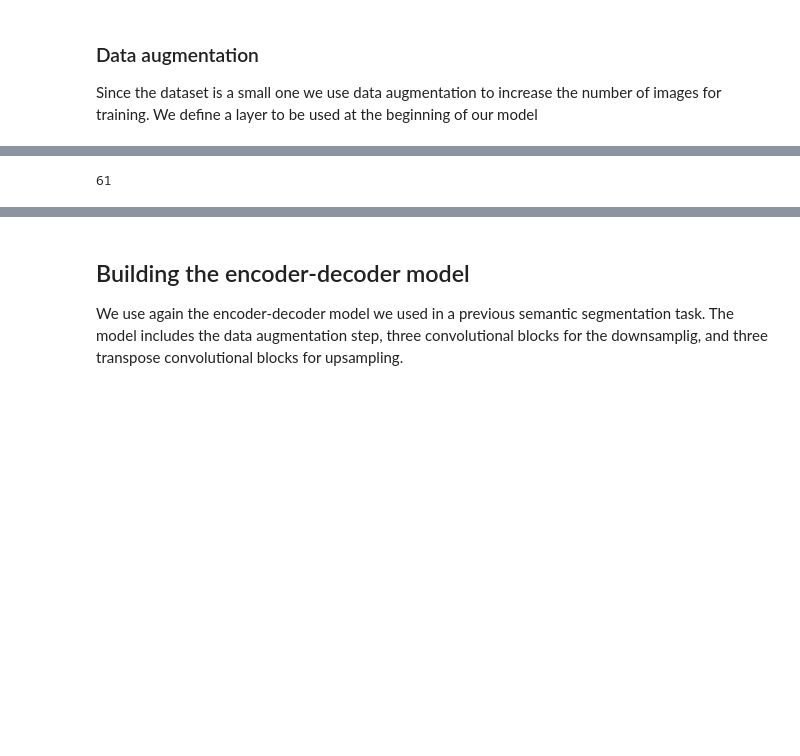
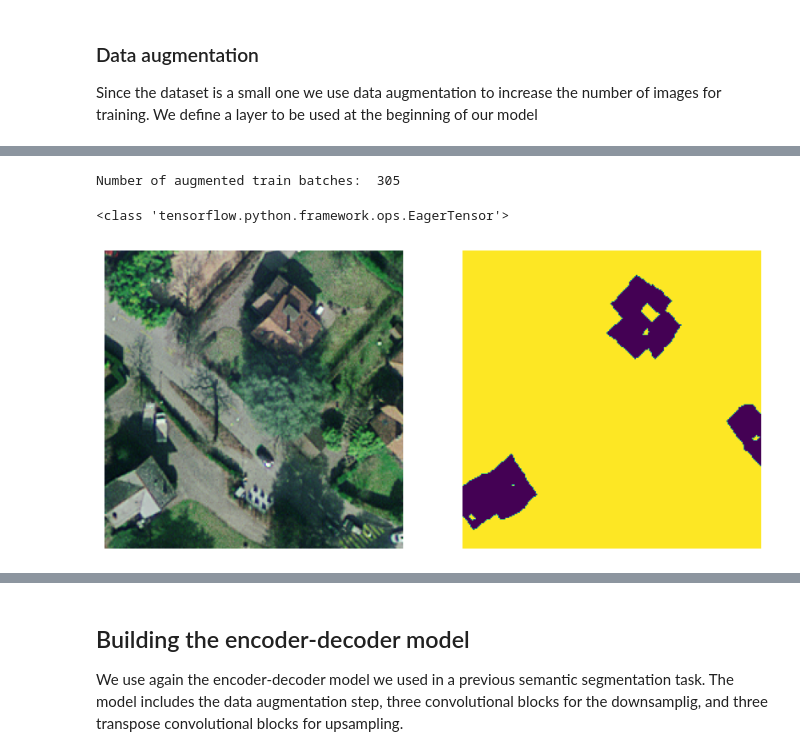
Before and after one commit to luigiselmi/dl_tensorflow, a Jupyter notebook: experiments/rooftops_segmentation_v3.ipynb, the cells around one changed output, grey strips where cells are left out. Cells and saved outputs as stored; diff of their text form; code cells hidden in the pictures; blank space fills up the shorter version.

```diff
--- a/experiments/rooftops_segmentation_v3.ipynb
+++ b/experiments/rooftops_segmentation_v3.ipynb
@@ -326,4 +296,0 @@ rotate_train_dataset = train_dataset.map(lambda x, y: (rotate90(x), rotate90(y))
-# %%
-len(rotate_train_dataset)
-# %% [output]
-61
@@ -330 +328,10 @@ len(rotate_train_dataset)
+# %%
+print('Number of augmented train batches: ', len(aug_train_ds))
+# %% [output]
+Number of augmented train batches:  305
+# %%
+plot_tensor_in_dataset(aug_train_ds, img_index=0)
+# %% [output]
+<class 'tensorflow.python.framework.ops.EagerTensor'>
+[figure, added]
 # %%
```
Also changed, not shown: parts of 24 cells of this notebook.
